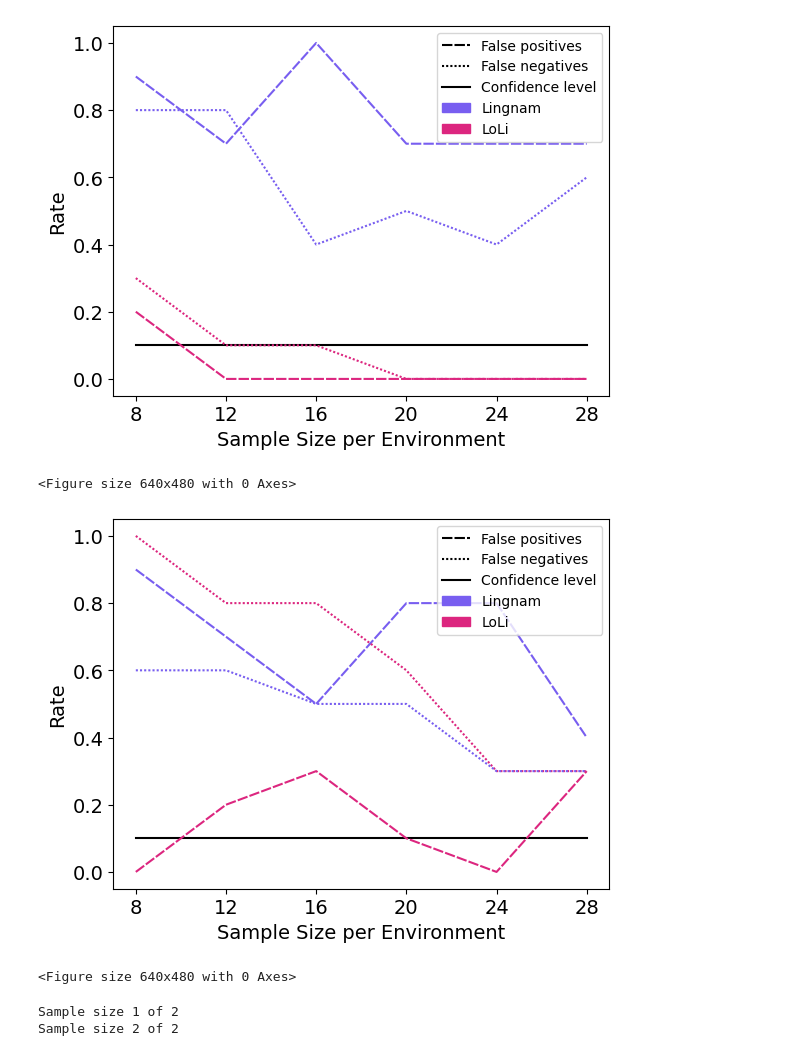
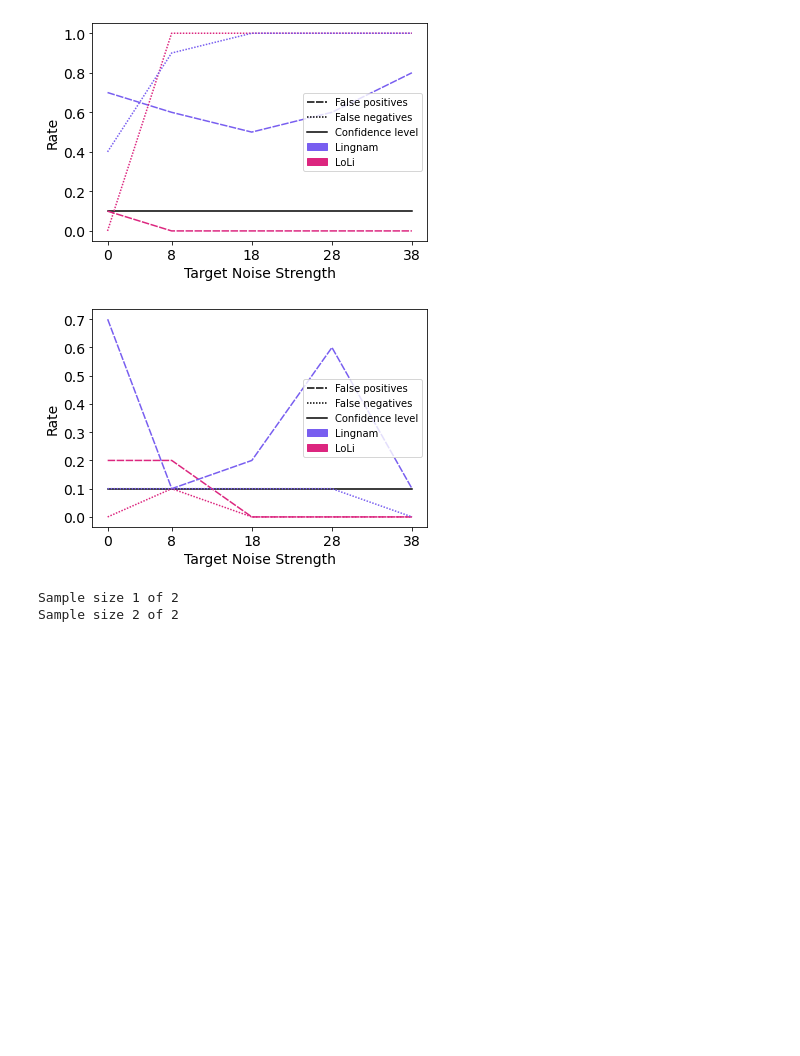
Before and after one commit to AlexanderMey/causal-local-linear, a Jupyter notebook: MainAlgo/ComparisonWithOther.ipynb, the cells around one changed output. Drawn from its saved outputs; the diff is of its cells as text; code cells hidden in the pictures; blank space fills up the shorter version.

```diff
--- a/MainAlgo/ComparisonWithOther.ipynb
+++ b/MainAlgo/ComparisonWithOther.ipynb
@@ -93,7 +92,7 @@ for o,n in enumerate(sample):
             x[:,1]=x[:,0]+np.random.standard_t(2*(std[1])**(2)/((std[1])**(2)-1),size=(n))
             x[:,2]=0.3*x[:,1]+np.random.standard_t(2*(std[2])**(2)/((std[2])**(2)-1),size=(n))
             x[:,3]=0.2*x[:,2]+np.random.standard_t(2*(std[3])**(2)/((std[3])**(2)-1),size=(n))
-            e=np.random.standard_t(2*(2)**(2)/((2)**(1/2)-1),size=(n))
+            e=np.random.standard_t(2*(2)**(2)/((2)**(2)-1),size=(n))
             y=x@betas[r,i,:]+e
             x[:,4]=np.random.standard_t(2*(std[4])**(2)/((std[4])**(2)-1),size=(n))+0.1*x[:,1]+0.8*y
             x[:,5]=np.random.standard_t(2*(std[5])**(2)/((std[5])**(2)-1),size=(n))+0.8*y
@@ -205,50 +375,48 @@ Sample size 9 of 9
 # %%
 fig, ax = plt.subplots()
 for label in (ax.get_xticklabels() + ax.get_yticklabels()):
 	label.set_fontsize(14)
 
 false_pos = plt.Line2D([], [], color='black', linestyle=(0, (5, 1)),label='False positives')
 false_neg = plt.Line2D([], [], color='black', linestyle=(0, (1, 1)),label='False negatives')
 ling = Patch([], [], color='#785EF0',label='Lingnam')
-loli = Patch([], [], color='#DC267F',label='LoLi')
+loliplot = Patch([], [], color='#DC267F',label='LoLi')
 conf= plt.Line2D([], [], color='black',label='Confidence level')
 
-plt.plot(sample,0.1*np.ones((len(sample))),label='Confidence level',color='black')
-plt.plot(sample,fptrunc,'#DC267F',label='False Positive LoLi',linestyle=(0, (5, 1)))
-plt.plot(sample,fplingtrunc,'#785EF0',label='False Positive Lingnam',linestyle=(0, (5, 1)))
-plt.plot(sample,fntrunc,'#DC267F',label='False Negative LoLi',linestyle=(0, (1, 1)))
-plt.plot(sample,fnlingtrunc,'#785EF0',label='False Negative Lingnam',linestyle=(0, (1, 1)))
+plt.plot(noise,0.1*np.ones((len(noise))),label='Confidence level',color='black')
+plt.plot(noise,fptrunc,'#DC267F',label='False Positive LoLi',linestyle=(0, (5, 1)))
+plt.plot(noise,fplingtrunc,'#785EF0',label='False Positive Lingnam',linestyle=(0, (5, 1)))
+plt.plot(noise,fntrunc,'#DC267F',label='False Negative LoLi',linestyle=(0, (1, 1)))
+plt.plot(noise,fnlingtrunc,'#785EF0',label='False Negative Lingnam',linestyle=(0, (1, 1)))
 false_pos = plt.Line2D([], [], color='black', linestyle=(0, (5, 1)),label='False positives')
 false_neg = plt.Line2D([], [], color='black', linestyle=(0, (1, 1)),label='False negatives')
-ax.legend(handles=[false_pos,false_neg,conf,ling,loli])
-plt.xticks(sample)
-plt.xlabel('Sample Size per Environment',fontsize=14)
+ax.legend(handles=[false_pos,false_neg,conf,ling,loliplot])
+plt.xticks(noise)
+plt.xlabel('Target Noise Strength',fontsize=14)
 plt.ylabel('Rate',fontsize=14)
 plt.show()
-plt.savefig('Figures/ComparisongLingUniform='+str(I)+'.eps',bbox_inches="tight",format='eps')
+# plt.savefig('Figures/ComparisongLingUniformNoise='+str(I)+'.eps',bbox_inches="tight",format='eps')
 
 
 fig, ax = plt.subplots()
 for label in (ax.get_xticklabels() + ax.get_yticklabels()):
 	label.set_fontsize(14)
-plt.plot(sample,0.1*np.ones((len(sample))),label='Confidence level',color='black')
-plt.plot(sample,fpt,'#DC267F',label='False Positive Truncated',linestyle=(0, (5, 1)))
-plt.plot(sample,fplingt,'#785EF0',label='False Positive Student-t',linestyle=(0, (5, 1)))
-plt.plot(sample,fnt,'#DC267F',label='False Negative Truncated',linestyle=(0, (1, 1)))
-plt.plot(sample,fnlingt,'#785EF0',label='False Negative Student-t',linestyle=(0, (1, 1)))
+plt.plot(noise,0.1*np.ones((len(noise))),label='Confidence level',color='black')
+plt.plot(noise,fpt,'#DC267F',label='False Positive Truncated',linestyle=(0, (5, 1)))
+plt.plot(noise,fplingt,'#785EF0',label='False Positive Student-t',linestyle=(0, (5, 1)))
+plt.plot(noise,fnt,'#DC267F',label='False Negative Truncated',linestyle=(0, (1, 1)))
+plt.plot(noise,fnlingt,'#785EF0',label='False Negative Student-t',linestyle=(0, (1, 1)))
 false_pos = plt.Line2D([], [], color='black', linestyle=(0, (5, 1)),label='False positives')
 false_neg = plt.Line2D([], [], color='black', linestyle=(0, (1, 1)),label='False negatives')
-ax.legend(handles=[false_pos,false_neg,conf,ling,loli])
-plt.xticks(sample)
-plt.xlabel('Sample Size per Environment',fontsize=14)
+ax.legend(handles=[false_pos,false_neg,conf,ling,loliplot])
+plt.xticks(noise)
+plt.xlabel('Target Noise Strength',fontsize=14)
 plt.ylabel('Rate',fontsize=14)
 plt.show()
-plt.savefig('Figures/ComparisonLingStudent='+str(I)+'.eps',bbox_inches="tight",format='eps')
+# plt.savefig('Figures/ComparisonLingStudentNoise='+str(I)+'.eps',bbox_inches="tight",format='eps')
 # %% [output]
-[figure, old version]
+[figure, new version]
-<Figure size 640x480 with 0 Axes>
-[figure, old version]
+[figure, new version]
-<Figure size 640x480 with 0 Axes>
 # %%
 ### Changing sample size
 np.random.seed(1)
```
Also changed, not shown: parts of 3 cells of this notebook.
